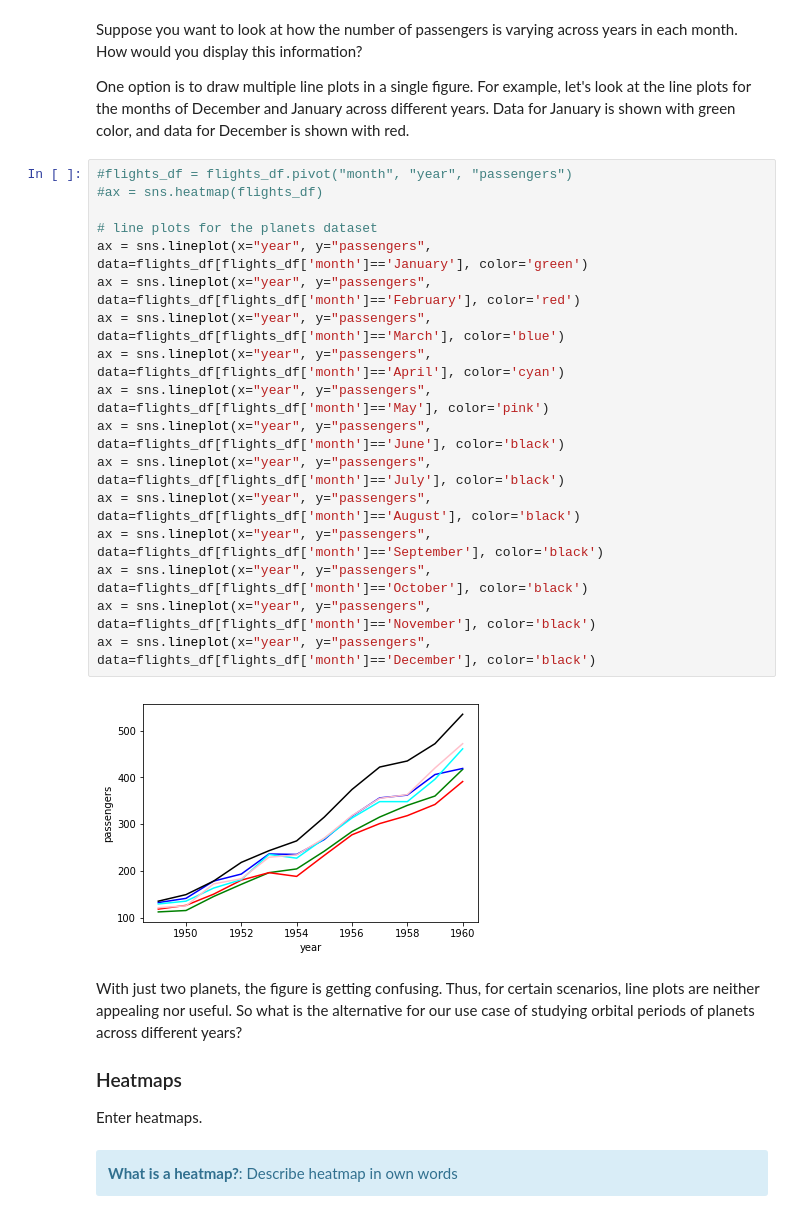
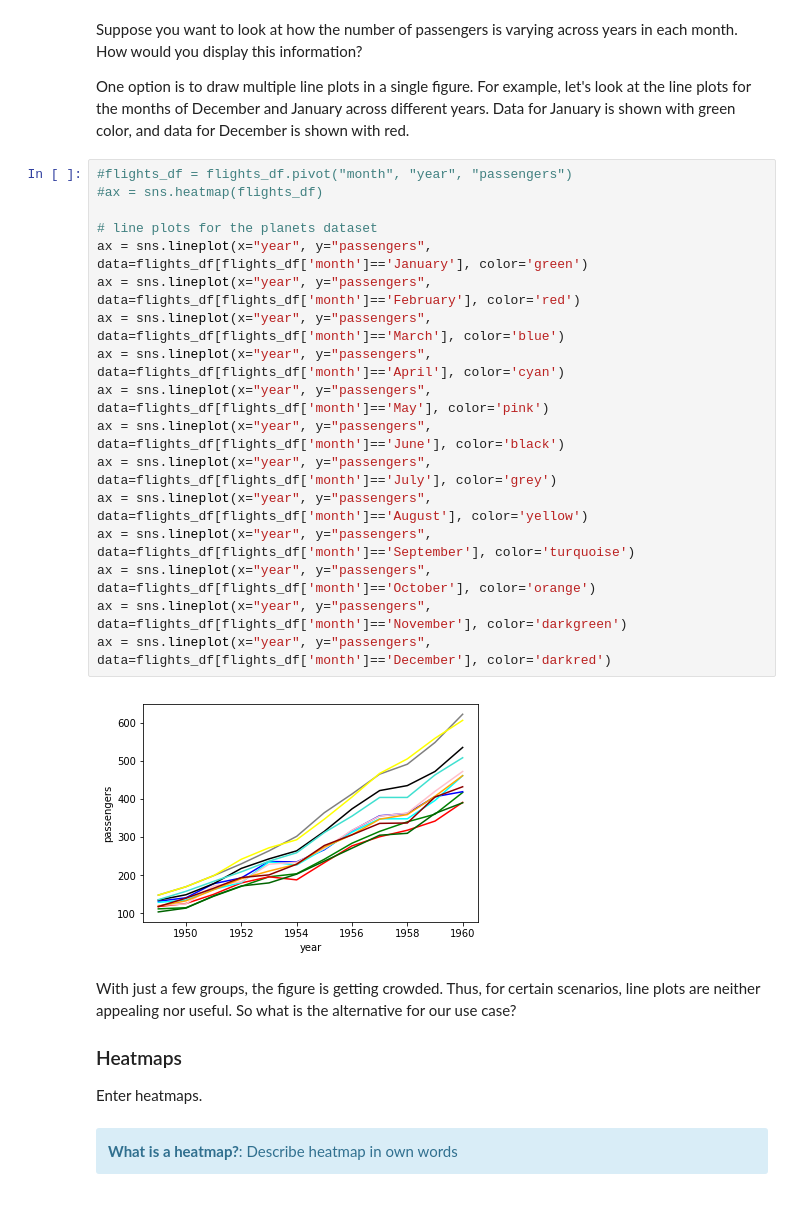
Before and after one commit to EdwinMoses/python_viz, a Jupyter notebook: python_viz_unit1_chapter2.ipynb, the cells around one changed output. Cells and saved outputs as stored; diff of their text form.

```diff
--- a/python_viz_unit1_chapter2.ipynb
+++ b/python_viz_unit1_chapter2.ipynb
@@ -174,24 +174,24 @@ One option is to draw multiple line plots in a single figure. For example, let's
 # %%
 #flights_df = flights_df.pivot("month", "year", "passengers")
 #ax = sns.heatmap(flights_df)
 
 # line plots for the planets dataset
 ax = sns.lineplot(x="year", y="passengers", data=flights_df[flights_df['month']=='January'], color='green')
 ax = sns.lineplot(x="year", y="passengers", data=flights_df[flights_df['month']=='February'], color='red')
 ax = sns.lineplot(x="year", y="passengers", data=flights_df[flights_df['month']=='March'], color='blue')
 ax = sns.lineplot(x="year", y="passengers", data=flights_df[flights_df['month']=='April'], color='cyan')
 ax = sns.lineplot(x="year", y="passengers", data=flights_df[flights_df['month']=='May'], color='pink')
 ax = sns.lineplot(x="year", y="passengers", data=flights_df[flights_df['month']=='June'], color='black')
-ax = sns.lineplot(x="year", y="passengers", data=flights_df[flights_df['month']=='July'], color='black')
-ax = sns.lineplot(x="year", y="passengers", data=flights_df[flights_df['month']=='August'], color='black')
-ax = sns.lineplot(x="year", y="passengers", data=flights_df[flights_df['month']=='September'], color='black')
-ax = sns.lineplot(x="year", y="passengers", data=flights_df[flights_df['month']=='October'], color='black')
-ax = sns.lineplot(x="year", y="passengers", data=flights_df[flights_df['month']=='November'], color='black')
-ax = sns.lineplot(x="year", y="passengers", data=flights_df[flights_df['month']=='December'], color='black')
+ax = sns.lineplot(x="year", y="passengers", data=flights_df[flights_df['month']=='July'], color='grey')
+ax = sns.lineplot(x="year", y="passengers", data=flights_df[flights_df['month']=='August'], color='yellow')
+ax = sns.lineplot(x="year", y="passengers", data=flights_df[flights_df['month']=='September'], color='turquoise')
+ax = sns.lineplot(x="year", y="passengers", data=flights_df[flights_df['month']=='October'], color='orange')
+ax = sns.lineplot(x="year", y="passengers", data=flights_df[flights_df['month']=='November'], color='darkgreen')
+ax = sns.lineplot(x="year", y="passengers", data=flights_df[flights_df['month']=='December'], color='darkred')
 # %% [output]
-[figure, old version]
+[figure, new version]
 # %% [markdown]
-With just two planets, the figure is getting confusing. Thus, for certain scenarios, line plots are neither appealing nor useful. So what is the alternative for our use case of studying orbital periods of planets across different years?
+With just a few groups, the figure is getting crowded. Thus, for certain scenarios, line plots are neither appealing nor useful. So what is the alternative for our use case?
 
 ### Heatmaps
 
```
Also changed, not shown: parts of 1 cell of this notebook.
